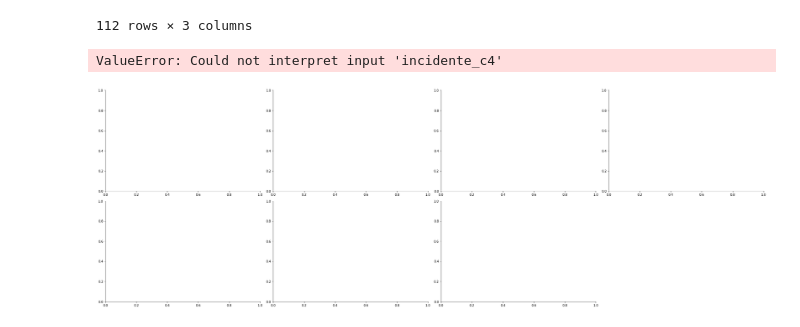
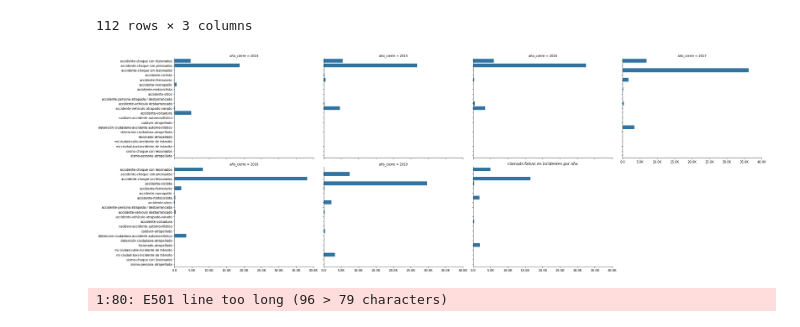
Before and after one commit to caroacostatovany/accidentes-viales-CDMX, a Jupyter notebook: notebooks/EDA_GEDA_Caro.ipynb, the cells around one changed output. Saved outputs shown, nothing was run; the diff lists cells and outputs as text; code cells hidden in the pictures.

```diff
--- a/notebooks/EDA_GEDA_Caro.ipynb
+++ b/notebooks/EDA_GEDA_Caro.ipynb
@@ -233,7 +246,8 @@ incidente_c4_falso.sort_values(by='label', ascending=False)
 # %%
 ax = sns.barplot(x="label",
                  y="incidente_c4",
-                 data=incidente_c4_falso.sort_values(by='label', ascending=False))
+                 data=incidente_c4_falso.sort_values(by='label', ascending=False).tail(-5),
+                 color="b")
 ax.set_yticklabels(ax.get_yticklabels(), rotation=0)
 ax.xaxis.set_major_formatter(FuncFormatter(number_formatter))
 # %% [output]
@@ -262,22 +276,23 @@ incidente_c4_falso_anio
 | 111 | 2020 | sismo-persona atropellada | 1 |
 112 rows × 3 columns
 # %%
-p = sns.FacetGrid(data=incidente_c4_falso_anio,
+p = sns.FacetGrid(incidente_c4_falso_anio,
                   col="año_cierre",
                   col_wrap=4,
-                  sharex=False,
-                  sharey=False,
+                  sharex=True,
+                  sharey=True,
                   aspect=1.5,
                   legend_out=True,
                   height=5)
-p.map(sns.barplot, y="label", x="incidente_c4")
+p.map_dataframe(sns.barplot, y="incidente_c4", x="label")
 for ax in p.axes.flat:
     for label in ax.get_yticklabels():
         ax.xaxis.set_major_formatter(FuncFormatter(number_formatter))
 p.tight_layout()
+plt.title("Llamadas falsas en incidentes por año")
+plt.show()
 # %% [output]
-ValueError: Could not interpret input 'incidente_c4'
-[figure, old version]
+[figure, new version]
 # %%
 # Antes de hacer el drop de geopoint, asegurarse que estan bien en latitud y longitud.
 
@@ -292,3 +305,8 @@ ValueError: Could not interpret input 'incidente_c4'
 # Romper en años
 
 #
+# %%
+class_incidente_falso_anio = incidentes_viales_df.groupby(["clas_con_f_alarma", "incidente_c4"],
+                                                          as_index=False)
+# %% [output]
+1:80: E501 line too long (96 > 79 characters)
```
Also changed, not shown: parts of 11 cells of this notebook, 1 other file.
